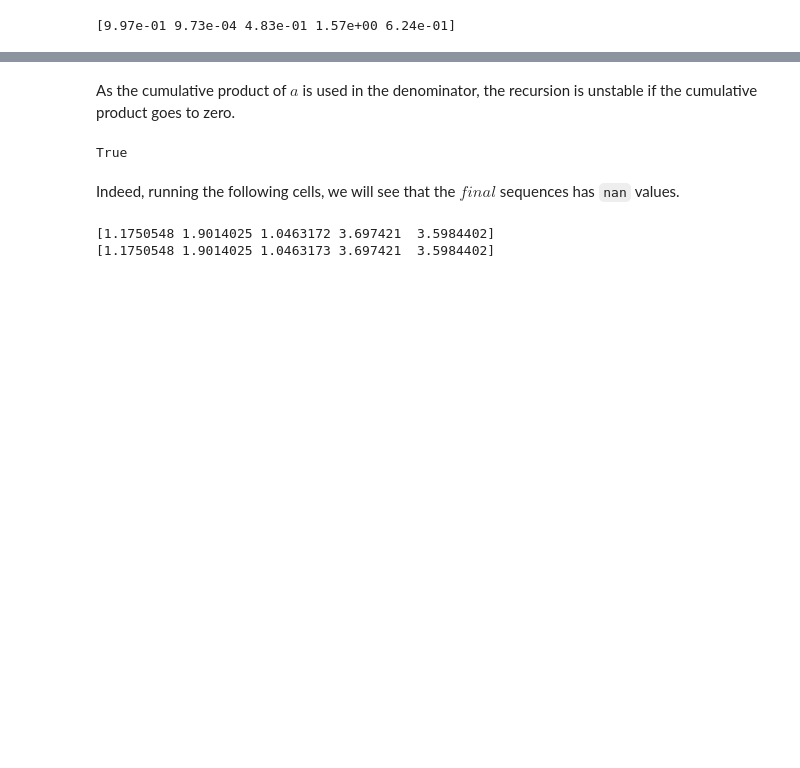
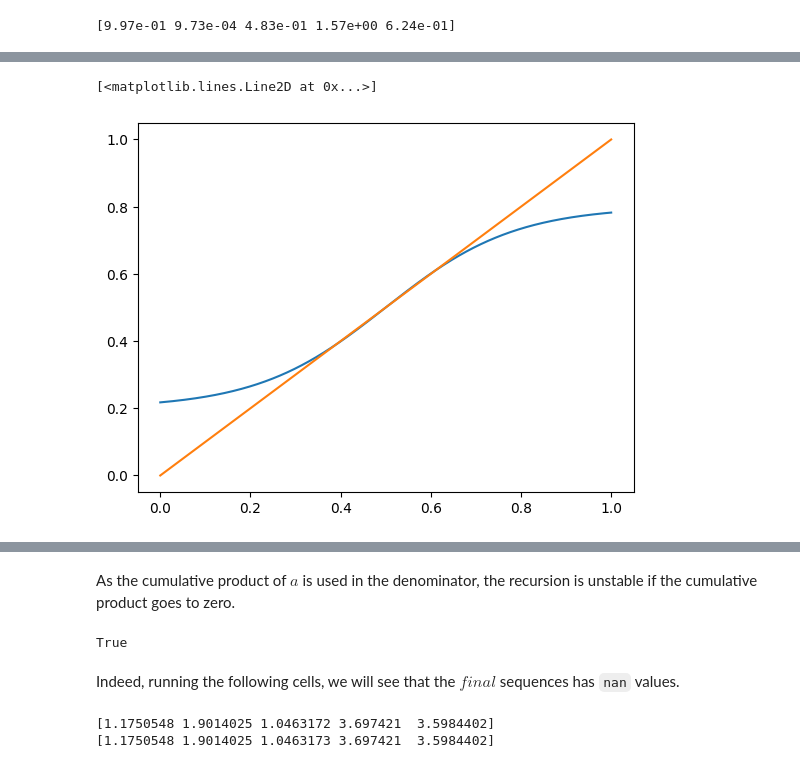
Before and after one commit to TristanTorchet/LearningJAX, a Jupyter notebook: PureJax/ex1_heinsen_affine_cumsum.ipynb, the cells around one changed output, grey strips where cells are left out. Saved outputs shown, nothing was run; the diff lists cells and outputs as text; code cells hidden in the pictures; blank space fills up the shorter version.

```diff
--- a/ex1_heinsen_affine_cumsum.ipynb
+++ b/PureJax/ex1_heinsen_affine_cumsum.ipynb
@@ -192,0 +259,12 @@ print(c[:5])
+# %%
+def modified_sigmoid(x, alpha: float = 0.6, beta: float = 0.2, gamma: float = 7.0, delta: float = -0.5):
+    return alpha * (1. / (1. + jnp.exp(-gamma * (x + delta)))) + beta
+
+x = jnp.linspace(0, 1, 1000)
+y = modified_sigmoid(x)
+
+plt.plot(x, y)
+plt.plot(x,x)
+# %% [output]
+[<matplotlib.lines.Line2D at 0x...>]
+[figure, added]
```
Also changed, not shown: parts of 16 cells of this notebook, 3 other files.
